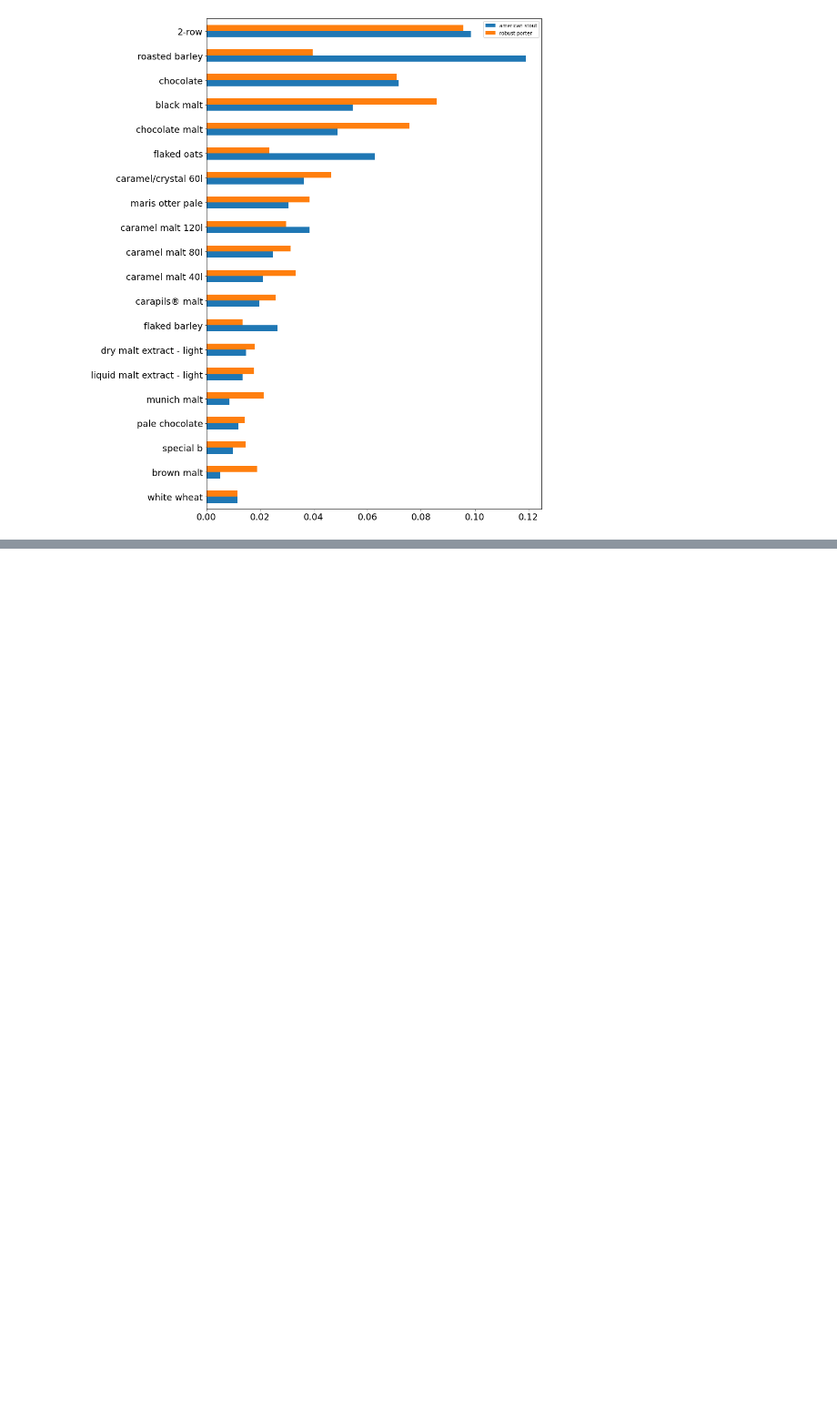
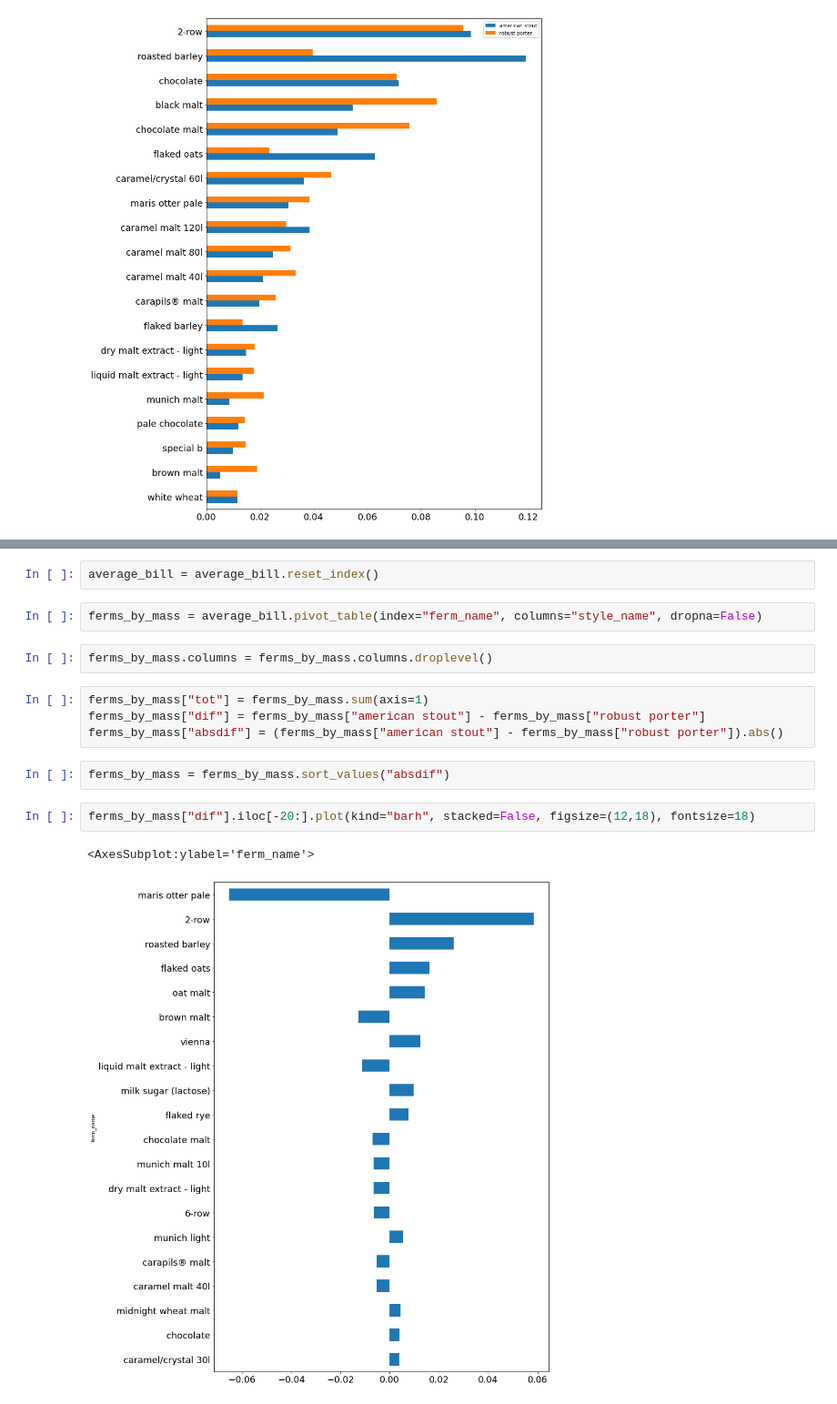
Before and after one commit to rmwoods/beer.ai, a Jupyter notebook: notebooks/Beer Style Differences.ipynb, the cells around one changed output, grey strips where cells are left out. Shown at 91% size. Saved outputs shown, nothing was run; the diff lists cells and outputs as text; blank space fills up the shorter version.

```diff
--- a/notebooks/Beer Style Differences.ipynb
+++ b/notebooks/Beer Style Differences.ipynb
@@ -87,0 +115,17 @@ stout_ferms[["american stout", "robust porter"]].plot(kind="barh", stacked=False
+# %%
+average_bill = average_bill.reset_index()
+# %%
+ferms_by_mass = average_bill.pivot_table(index="ferm_name", columns="style_name", dropna=False)
+# %%
+ferms_by_mass.columns = ferms_by_mass.columns.droplevel()
+# %%
+ferms_by_mass["tot"] = ferms_by_mass.sum(axis=1)
+ferms_by_mass["dif"] = ferms_by_mass["american stout"] - ferms_by_mass["robust porter"]
+ferms_by_mass["absdif"] = (ferms_by_mass["american stout"] - ferms_by_mass["robust porter"]).abs()
+# %%
+ferms_by_mass = ferms_by_mass.sort_values("absdif")
+# %%
+ferms_by_mass["dif"].iloc[-20:].plot(kind="barh", stacked=False, figsize=(12,18), fontsize=18)
+# %% [output]
+<AxesSubplot:ylabel='ferm_name'>
+[figure, added]
```
Also changed, not shown: parts of 4 cells of this notebook.
